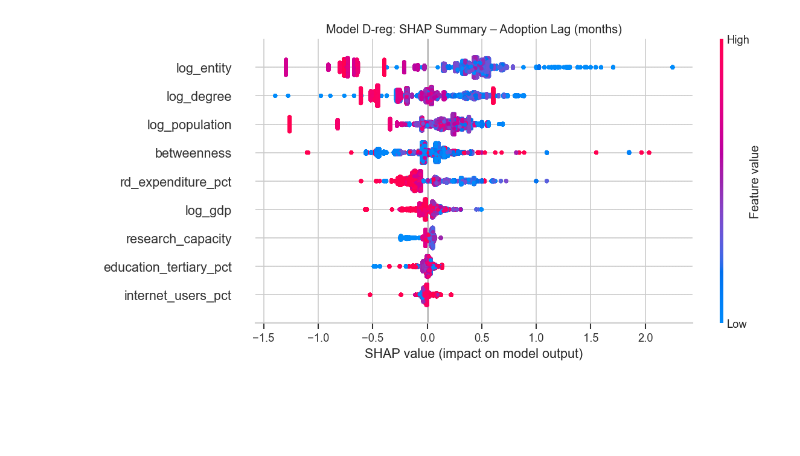
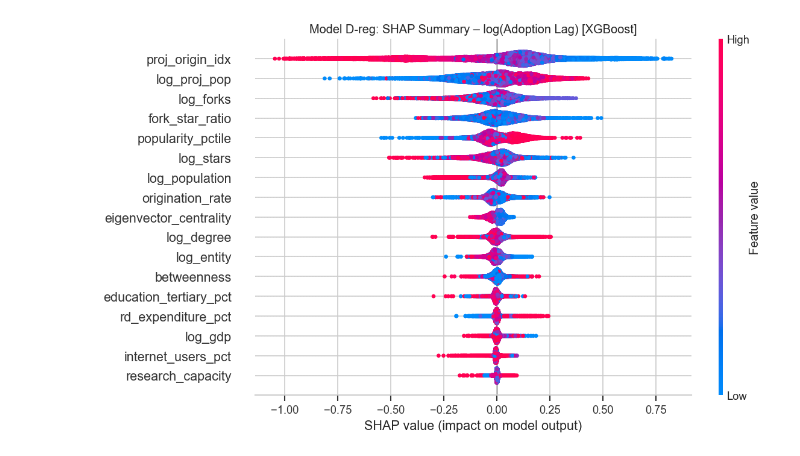
Before and after one commit to XINRUIQI/CASA0006-DSSS-Assessment, a Jupyter notebook: notebooks/step11_xgboost_shap.ipynb, the cells around one changed output. Drawn from its saved outputs; the diff is of its cells as text; code cells hidden in the pictures; blank space fills up the shorter version.

```diff
--- a/notebooks/step11_xgboost_shap.ipynb
+++ b/notebooks/step11_xgboost_shap.ipynb
@@ -36,7 +35,7 @@ import seaborn as sns
 
 import shap
 
-from sklearn.ensemble import GradientBoostingClassifier, GradientBoostingRegressor
+from xgboost import XGBRegressor
 
 from sklearn.model_selection import cross_val_score, StratifiedKFold, KFold
 
@@ -62,11 +61,13 @@ city_attr = pd.read_csv(DATA / 'city_attributes.csv')
 
 adoption  = pd.read_csv(DATA / 'city_project_adoption_events.csv')
 
-
+prom = pd.read_csv(DATA.parent / 'processed' / 'prominent_projects_master.csv')
 
 print(f'city_attributes: {city_attr.shape}')
 
 print(f'adoption_events: {adoption.shape}')
+
+print(f'prominent_projects: {prom.shape}')
 # %% [output]
 city_attributes: (148, 28)
 adoption_events: (39158, 6)
@@ -340,27 +231,37 @@ operating at the individual event level.
 # %%
-# --- Model D-reg: GB Regression on adoption lag (event-level) ---
+# --- Model D-reg: XGBoost regression on adoption lag (event-level) ---
 
-df_lag = df_cp[df_cp['lag'] > 0].copy()  # non-originator adopters
+y_raw = df_lag['lag'].values
+
+y_lag = np.log1p(y_raw)
 
 print(f'Non-originator adoption events (lag > 0): {len(df_lag)}')
 
-print(f'Lag: mean={df_lag["lag"].mean():.2f}, median={df_lag["lag"].median():.0f}, '
+print(f'Lag (raw):  mean={y_raw.mean():.2f}, median={np.median(y_raw):.0f}, '
 
-      f'std={df_lag["lag"].std():.2f}')
+      f'std={y_raw.std():.2f}, skew={pd.Series(y_raw).skew():.2f}')
+
+print(f'Lag (log):  mean={y_lag.mean():.2f}, std={y_lag.std():.2f}, '
+
+      f'skew={pd.Series(y_lag).skew():.2f}')
+
+print(f'\nFeatures ({len(DREG_COLS)}): {DREG_COLS}')
 
 
 
-X_lag = df_lag[IV_COLS].values
-
-y_lag = df_lag['lag'].values
+X_lag = df_lag[DREG_COLS].values
 
 
 
-gb_lag = GradientBoostingRegressor(
+xgb_lag = XGBRegressor(
 
-    n_estimators=200, max_depth=3, learning_rate=0.05,
+    n_estimators=1000, max_depth=6, learning_rate=0.03,
 
-    min_samples_leaf=20, subsample=0.8, random_state=42
+    subsample=0.8, colsample_bytree=0.8,
+
+    reg_lambda=1.0, random_state=42,
+
+    tree_method='hist', verbosity=0,
 
 )
 
@@ -368,9 +269,9 @@ gb_lag = GradientBoostingRegressor(
 
 cv_lag = KFold(n_splits=5, shuffle=True, random_state=42)
 
-cv_r2_lag = cross_val_score(gb_lag, X_lag, y_lag, cv=cv_lag, scoring='r2')
+cv_r2_lag = cross_val_score(xgb_lag, X_lag, y_lag, cv=cv_lag, scoring='r2')
 
-print(f'\nModel D-reg CV R²: {cv_r2_lag.mean():.4f} ± {cv_r2_lag.std():.4f}')
+print(f'\nModel D-reg CV R² (log-lag, XGBoost): {cv_r2_lag.mean():.4f} ± {cv_r2_lag.std():.4f}')
 
 for i, s in enumerate(cv_r2_lag):
 
@@ -378,19 +279,27 @@ for i, s in enumerate(cv_r2_lag):
 
 
 
-gb_lag.fit(X_lag, y_lag)
+xgb_lag.fit(X_lag, y_lag)
 
-y_pred_lag = gb_lag.predict(X_lag)
+y_pred_log = xgb_lag.predict(X_lag)
 
-print(f'\nFull-data R² = {r2_score(y_lag, y_pred_lag):.4f}')
+print(f'\nFull-data R² (log-lag)  = {r2_score(y_lag, y_pred_log):.4f}')
 
-print(f'Full-data RMSE = {np.sqrt(mean_squared_error(y_lag, y_pred_lag)):.4f}')
+print(f'Full-data RMSE (log-lag) = {np.sqrt(mean_squared_error(y_lag, y_pred_log)):.4f}')
 
 
 
-# SHAP analysis
+y_pred_raw = np.expm1(y_pred_log)
 
-explainer_lag = shap.TreeExplainer(gb_lag)
+print(f'Full-data R² (raw lag)  = {r2_score(y_raw, y_pred_raw):.4f}')
+
+print(f'Full-data RMSE (raw lag) = {np.sqrt(mean_squared_error(y_raw, y_pred_raw)):.2f} months')
+
+
+
+# SHAP (TreeExplainer supports XGBoost)
+
+explainer_lag = shap.TreeExplainer(xgb_lag)
 
 shap_values_lag = explainer_lag.shap_values(X_lag)
 
@@ -404,19 +313,17 @@ print(f'\nSHAP feature importance (Model D-reg):')
 
 for i in top_lag:
 
-    print(f'  {IV_COLS[i]:30s}  mean|SHAP| = {mean_shap_lag[i]:.4f}')
+    print(f'  {DREG_COLS[i]:30s}  mean|SHAP| = {mean_shap_lag[i]:.4f}')
 
 
 
-# Beeswarm plot
+fig, ax = plt.subplots(figsize=(10, 6))
 
-fig, ax = plt.subplots(figsize=(10, 5))
-
-shap.summary_plot(shap_values_lag, X_lag, feature_names=IV_COLS,
+shap.summary_plot(shap_values_lag, X_lag, feature_names=DREG_COLS,
 
                   show=False, plot_size=None)
 
-plt.title('Model D-reg: SHAP Summary – Adoption Lag (months)', fontsize=12)
+plt.title('Model D-reg: SHAP Summary – log(Adoption Lag) [XGBoost]', fontsize=12)
 
 plt.tight_layout()
 
@@ -426,19 +333,9 @@ plt.show()
 
 print('\nInterpretation:')
 
-print('  CV R² ≈ 0.02 confirms that city-level features alone explain very')
+print('  Project attributes and aggregates usually rank high: adoption timing is')
 
-print('  little of the variance in event-level adoption timing. This is')
+print('  strongly project-specific. City features add incremental signal; compare')
 
-print('  because lag is dominated by project-specific heterogeneity (which')
-
-print('  project, its popularity trajectory, etc.) rather than city factors.')
-
-print('  However, the SHAP ranking remains directionally informative:')
-
-print('  log_entity and log_degree are the top features, consistent with')
-
-print('  Models A–F. This validates the feature importance hierarchy across')
-
-print('  all modelling approaches.')
+print('  their SHAP ranks to Step 10 for consistency across methods.')
 # %% [output]
@@ -462,2 +359,2 @@ Full-data RMSE = 9.1196
-[figure, old version]
+[figure, new version]
 Interpretation:
```
Also changed, not shown: parts of 20 cells of this notebook, 12 other files.
